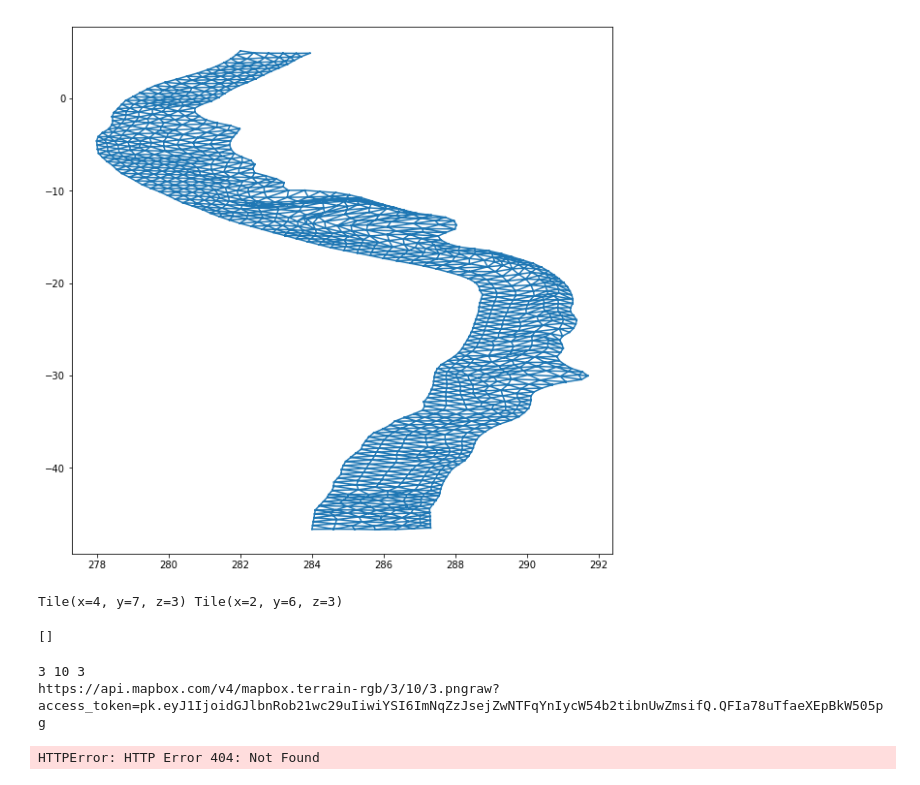
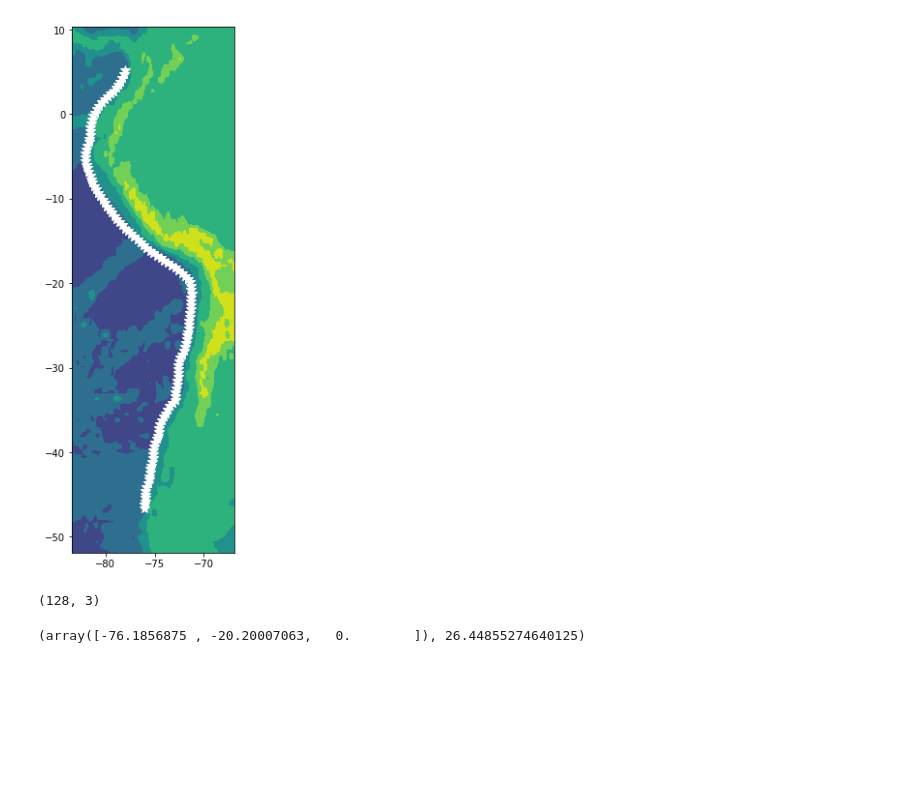
Before and after one commit to tbenthompson/qd_science, a Jupyter notebook: southamerica/setup_geometry.ipynb, the cells around one changed output. Saved outputs shown, nothing was run; the diff lists cells and outputs as text; code cells hidden in the pictures; blank space fills up the shorter version.

```diff
--- a/southamerica/setup_geometry.ipynb
+++ b/southamerica/setup_geometry.ipynb
@@ -12,0 +103,2 @@ tris = file['v'] - 1
+# %%
+surf_elevation = collect_dem.get_pt_elevations(fault_m[0], zoom)
@@ -12,0 +112,11 @@ tris = file['v'] - 1
+# %%
+elevation_diff = surf_elevation - (fault_m[0][:,2] - 4400)
+below_surf = np.abs(elevation_diff) >= 2500
+above_surf = np.logical_not(below_surf)
+# %%
+plt.figure(figsize = (10, 10))
+for i in range(len(boundary_loops)):
+    plt.plot(fault_m[0][boundary_loops[i], 1], fault_m[0][boundary_loops[i], 2], 'b-*', markersize = 10)
+plt.plot(fault_m[0][above_surf, 1], surf_elevation[above_surf], 'k*', markersize = 10)
+plt.plot(fault_m[0][below_surf, 1], fault_m[0][below_surf, 2], 'r*', markersize = 10, zorder = 10)
+plt.show()
@@ -13,23 +125,32 @@ tris = file['v'] - 1
+# %%
+surface_fault_edges = []
+for fault_edge in boundary_loops:
+    for i in range(len(fault_edge) - 1):
+        vertex1 = fault_edge[i]
+        vertex2 = fault_edge[i + 1]
+        if below_surf[vertex1] or below_surf[vertex2]:
+            continue
+        surface_fault_edges.append((vertex1, vertex2))
+surface_fault_edges = np.array(surface_fault_edges)
 # %%
-plt.figure(figsize = (10, 10))
-plt.triplot(pts[:,0], pts[:,1], tris)
+plt.figure(figsize = (3,10))
+plt.tricontourf(dem_lon, dem_lat, dem)
+for edge in surface_fault_edges:
+    pts = fault_m[0][edge]
+    plt.plot(pts[:,0], pts[:,1], 'w-*', markersize = 10)
 plt.show()
 # %% [output]
-[figure, old version]
+[figure, new version]
-# %%
-zoom = 3
-bounds = collect_dem.get_dem_bounds(pts)
-tiles = download_dem.tiles(zoom, *bounds)
-api_key = open('mapboxapikey').read()
-# %% [output]
-Tile(x=4, y=7, z=3) Tile(x=2, y=6, z=3)
-# %%
-tiles
-# %% [output]
-[]
-# %%
-download_dem.download('raw_merc.tif', tiles, api_key, verbose = False)
-# %% [output]
-3 10 3
-https://api.mapbox.com/v4/mapbox.terrain-rgb/3/10/3.pngraw?access_token=pk.eyJ1IjoidGJlbnRob21wc29uIiwiYSI6ImNqZzJsejZwNTFqYnIycW54b2tibnUwZmsifQ.QFIa78uTfaeXEpBkW505pg
-HTTPError: HTTP Error 404: Not Found
+# %%
+upper_edge_idxs = np.unique(surface_fault_edges)
+upper_edge_pts = fault_m[0][upper_edge_idxs,:]
+upper_edge_pts.shape
+# %% [output]
+(128, 3)
+# %%
+surf_center = np.mean(upper_edge_pts, axis = 0)
+fault_L = np.max(np.sqrt(np.sum((upper_edge_pts - surf_center) ** 2, axis = 1)))
+mesh_size = fault_L / 10
+surf_center, fault_L
+# %% [output]
+(array([-76.1856875 , -20.20007063,   0.        ]), 26.44855274640125)
```
Also changed, not shown: parts of 19 cells of this notebook, 11 other files.
